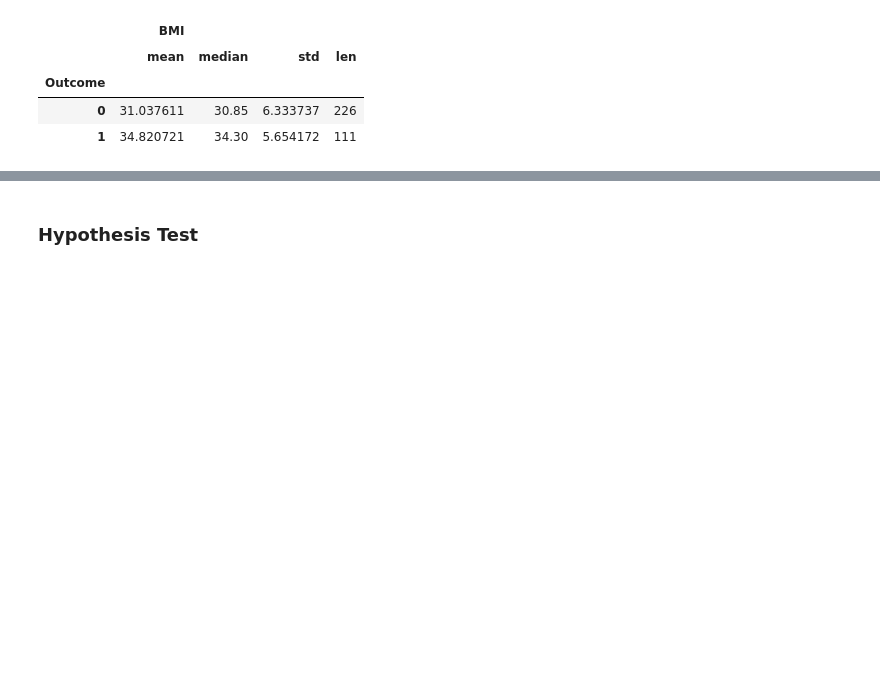
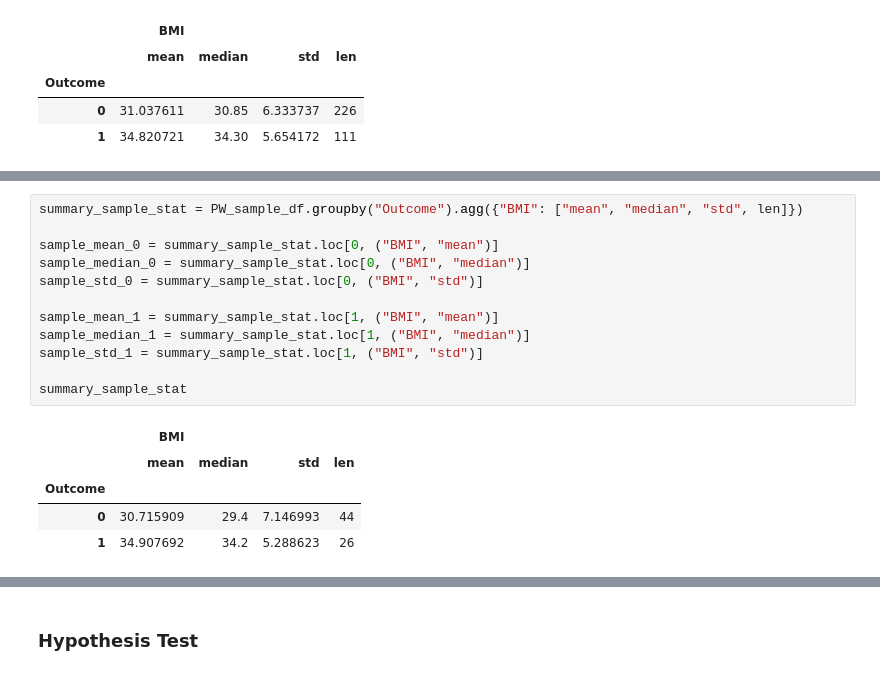
Before and after one commit to houin679/CSMODELPROJECT, a Jupyter notebook: MCO1_CSMODEL.ipynb, the cells around one changed output, grey strips where cells are left out. Drawn from its saved outputs; the diff is of its cells as text; blank space fills up the shorter version.

```diff
--- a/MCO1_CSMODEL.ipynb
+++ b/MCO1_CSMODEL.ipynb
@@ -974,0 +1001,18 @@ From the summary and histogram, it initially seems that there is a difference be
+# %%
+summary_sample_stat = PW_sample_df.groupby("Outcome").agg({"BMI": ["mean", "median", "std", len]})
+
+sample_mean_0 = summary_sample_stat.loc[0, ("BMI", "mean")]
+sample_median_0 = summary_sample_stat.loc[0, ("BMI", "median")]
+sample_std_0 = summary_sample_stat.loc[0, ("BMI", "std")]
+
+sample_mean_1 = summary_sample_stat.loc[1, ("BMI", "mean")]
+sample_median_1 = summary_sample_stat.loc[1, ("BMI", "median")]
+sample_std_1 = summary_sample_stat.loc[1, ("BMI", "std")]
+
+summary_sample_stat
+# %% [output]
+|  | BMI |  |  |  |
+|  | mean | median | std | len |
+| Outcome |  |  |  |  |
+| 0 | 30.715909 | 29.4 | 7.146993 | 44 |
+| 1 | 34.907692 | 34.2 | 5.288623 | 26 |
```
Also changed, not shown: parts of 17 cells of this notebook.
